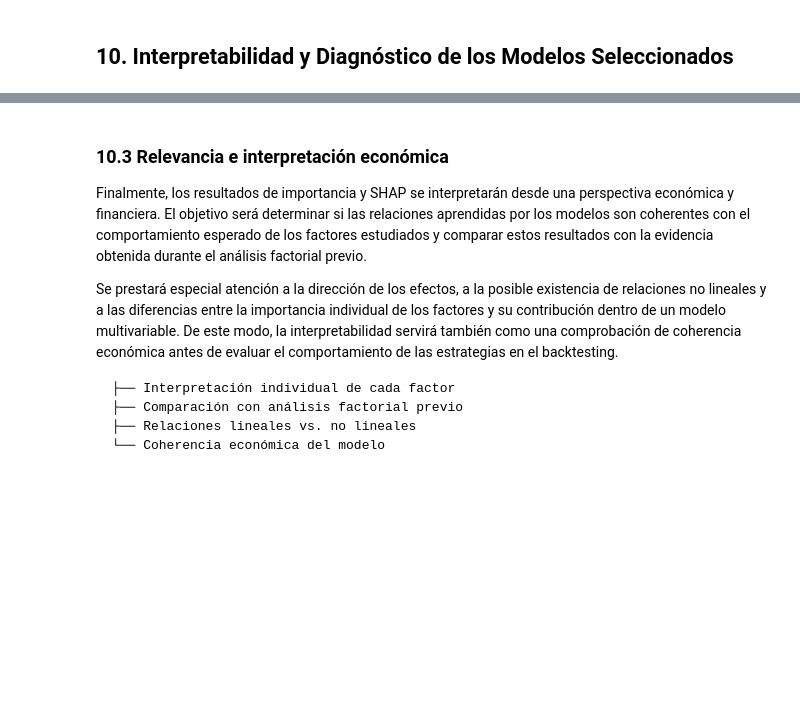
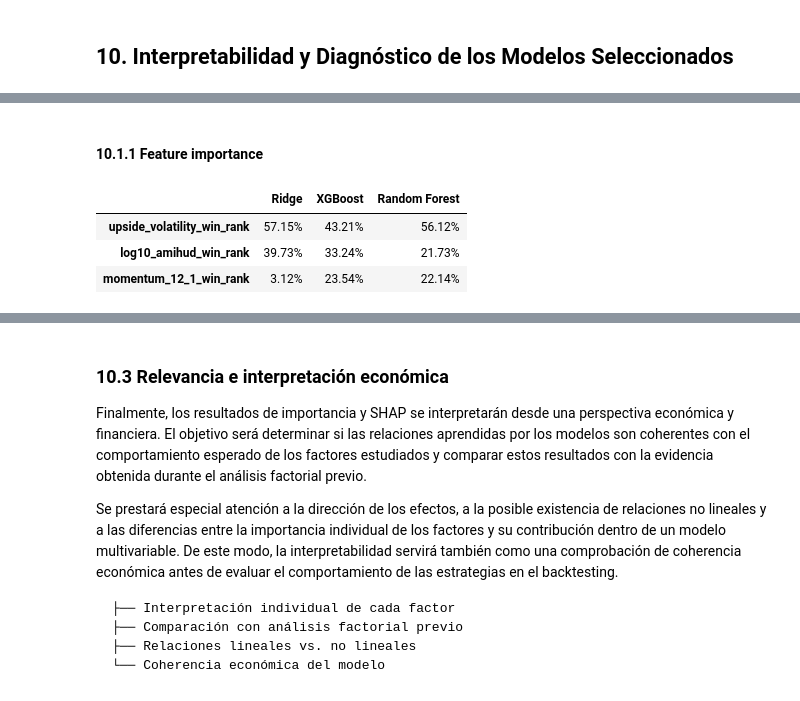
Before and after one commit to PalaciosDaniel/quant-portfolio-project, a Jupyter notebook: notebooks/06_factor_modeling.ipynb, the cells around one changed output, grey strips where cells are left out. Saved outputs shown, nothing was run; the diff lists cells and outputs as text; code cells hidden in the pictures; blank space fills up the shorter version.

```diff
--- a/notebooks/06_factor_modeling.ipynb
+++ b/notebooks/06_factor_modeling.ipynb
@@ -3114,3 +3119,5 @@ Por su parte, en el modelo lineal (Regresión Ridge), la importancia relativa se
+# %% [markdown]
+#### 10.1.1 Feature importance
 # %%
 from src.models.evaluation import extract_cpcv_feature_importance
 
@@ -3119,21 +3126,42 @@ df_importance_ridge = extract_cpcv_feature_importance(
     model_params=best_params_ridge_rank,
     X=X_rank,
     y=y_rank,
-    splits=splits,
+    splits=search_splits,
 )
+
+mean_importance_ridge = (
+    df_importance_ridge
+    .drop(columns="fold")
+    .mean()
+    .sort_values(ascending=False)
+)
 # %%
 df_importance_xgb = extract_cpcv_feature_importance(
     model_cls=XGBRegressor,
     model_params=best_params_xgb_rank,
     X=X_rank,
     y=y_rank,
-    splits=splits,
+    splits=search_splits,
 )
+
+mean_importance_xgb = (
+    df_importance_xgb
+    .drop(columns="fold")
+    .mean()
+    .sort_values(ascending=False)
+)
 # %%
 df_importance_rf = extract_cpcv_feature_importance(
     model_cls=RandomForestRegressor,
     model_params=best_params_rf_rank,
     X=X_rank,
     y=y_rank,
-    splits=splits,
+    splits=search_splits,
 )
+
+mean_importance_rf = (
+    df_importance_rf
+    .drop(columns="fold")
+    .mean()
+    .sort_values(ascending=False)
+)
@@ -3160,0 +3168,22 @@ mean_importance_rf = (
+# %%
+df_feature_importance = pd.DataFrame({
+    "Ridge": mean_importance_ridge,
+    "XGBoost": mean_importance_xgb,
+    "Random Forest": mean_importance_rf,
+})
+
+df_feature_importance = (
+    df_feature_importance
+    .sort_values("XGBoost", ascending=False)
+    .round(2)
+)
+
+display(
+    df_feature_importance.style
+    .format("{:.2f}%")
+)
+# %% [output]
+|  | Ridge | XGBoost | Random Forest |
+| upside_volatility_win_rank | 57.15% | 43.21% | 56.12% |
+| log10_amihud_win_rank | 39.73% | 33.24% | 21.73% |
+| momentum_12_1_win_rank | 3.12% | 23.54% | 22.14% |
```
Also changed, not shown: parts of 13 cells of this notebook, 1 other file.
